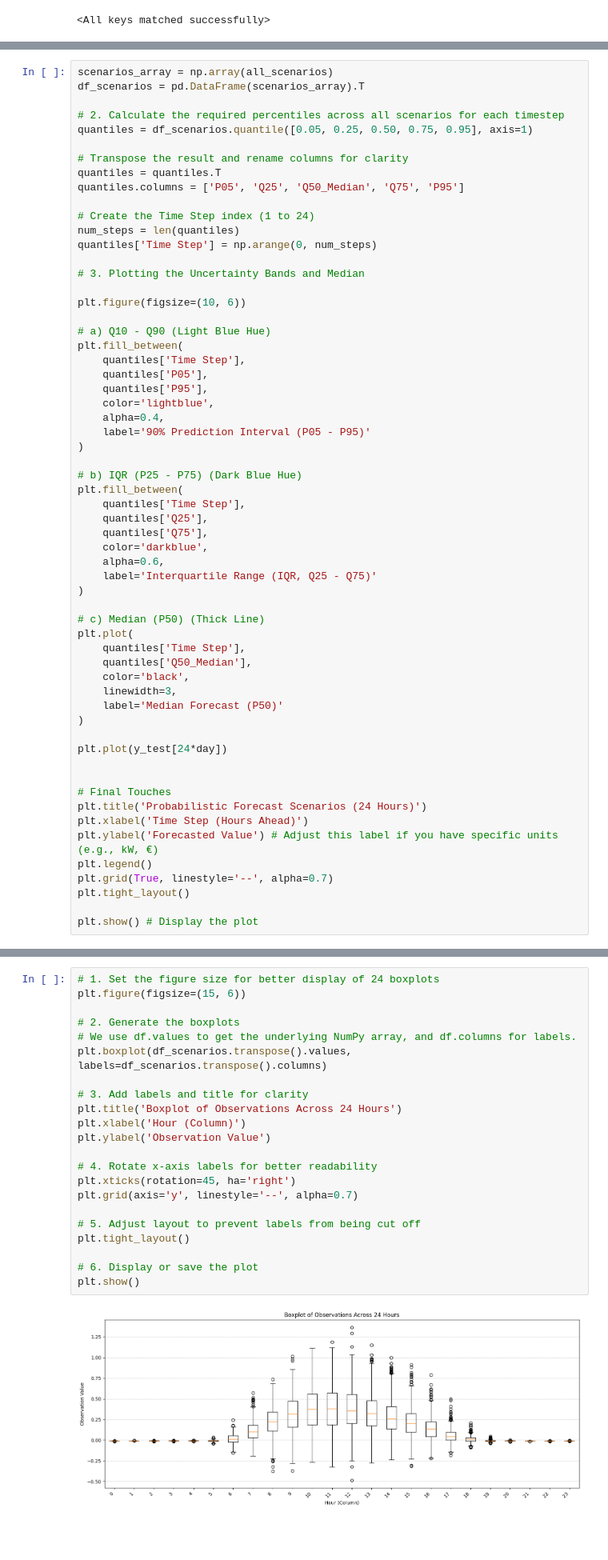
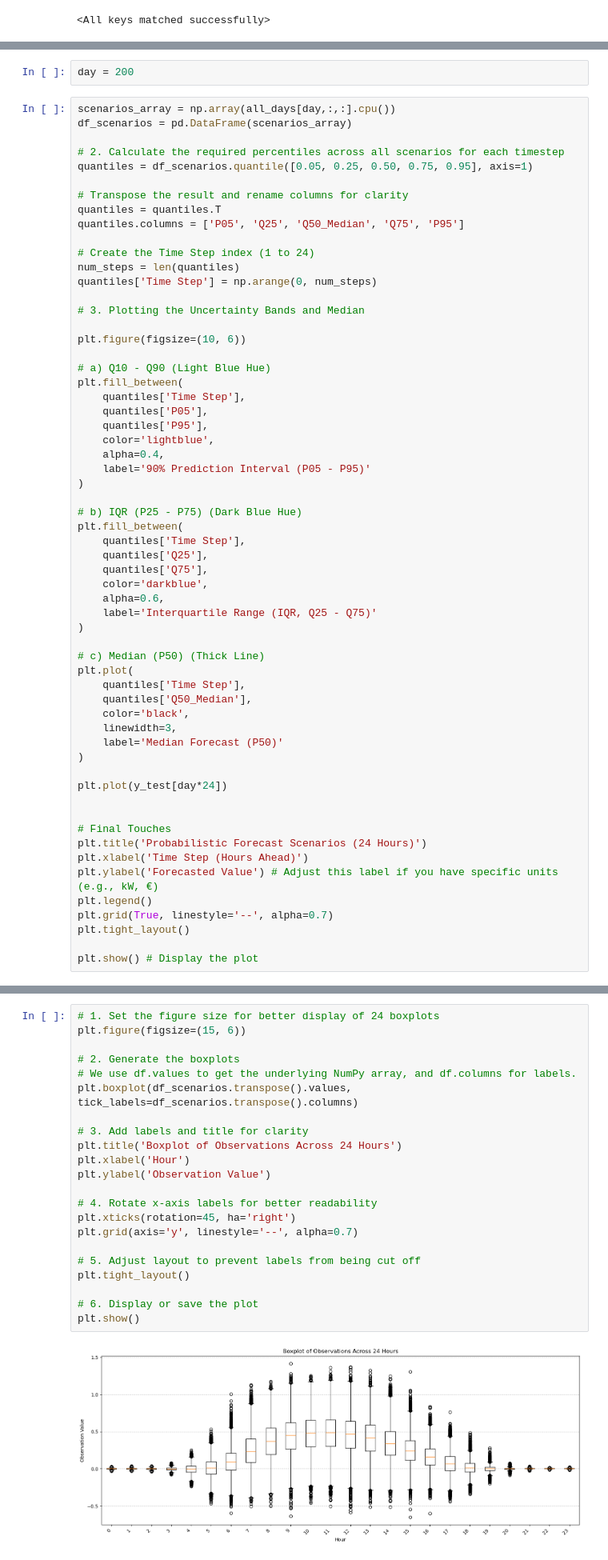
Before and after one commit to Joris-Dprtr/stochastic_programming, a Jupyter notebook: toy_example.ipynb, the cells around one changed output, grey strips where cells are left out. Shown at 80% size. Drawn from its saved outputs; the diff is of its cells as text; blank space fills up the shorter version.

```diff
--- a/toy_example.ipynb
+++ b/toy_example.ipynb
@@ -216,6 +239,8 @@ Generated 1000 scenarios, each with 24 time steps.
+# %%
+day = 200
 # %%
-scenarios_array = np.array(all_scenarios)
-df_scenarios = pd.DataFrame(scenarios_array).T
+scenarios_array = np.array(all_days[day,:,:].cpu())
+df_scenarios = pd.DataFrame(scenarios_array)
 
 # 2. Calculate the required percentiles across all scenarios for each timestep
 quantiles = df_scenarios.quantile([0.05, 0.25, 0.50, 0.75, 0.95], axis=1)
@@ -261,7 +286,7 @@ plt.plot(
     label='Median Forecast (P50)'
 )
 
-plt.plot(y_test[24*day])
+plt.plot(y_test[day*24])
 
 
 # Final Touches
@@ -278,24 +303,24 @@ plt.show() # Display the plot
 # %%
 # 1. Set the figure size for better display of 24 boxplots
 plt.figure(figsize=(15, 6))
 
 # 2. Generate the boxplots
 # We use df.values to get the underlying NumPy array, and df.columns for labels.
-plt.boxplot(df_scenarios.transpose().values, labels=df_scenarios.transpose().columns)
+plt.boxplot(df_scenarios.transpose().values, tick_labels=df_scenarios.transpose().columns)
 
 # 3. Add labels and title for clarity
 plt.title('Boxplot of Observations Across 24 Hours')
-plt.xlabel('Hour (Column)')
+plt.xlabel('Hour')
 plt.ylabel('Observation Value')
 
 # 4. Rotate x-axis labels for better readability
 plt.xticks(rotation=45, ha='right')
 plt.grid(axis='y', linestyle='--', alpha=0.7)
 
 # 5. Adjust layout to prevent labels from being cut off
 plt.tight_layout()
 
 # 6. Display or save the plot
 plt.show()
 # %% [output]
-[figure, old version]
+[figure, new version]
```
Also changed, not shown: parts of 33 cells of this notebook, 1 other file.
